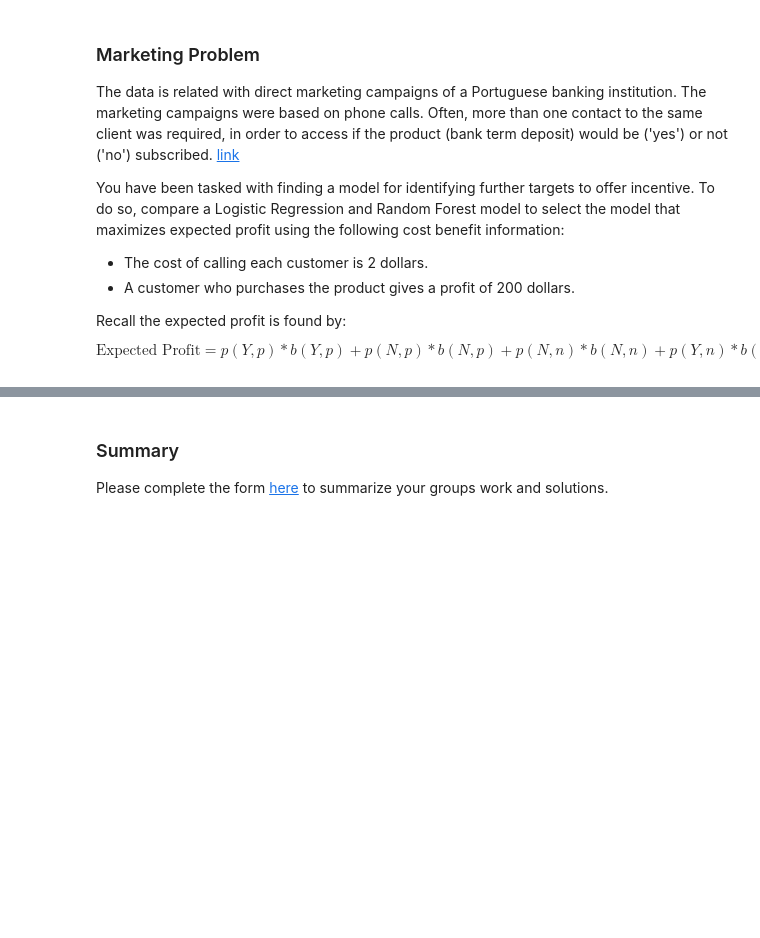
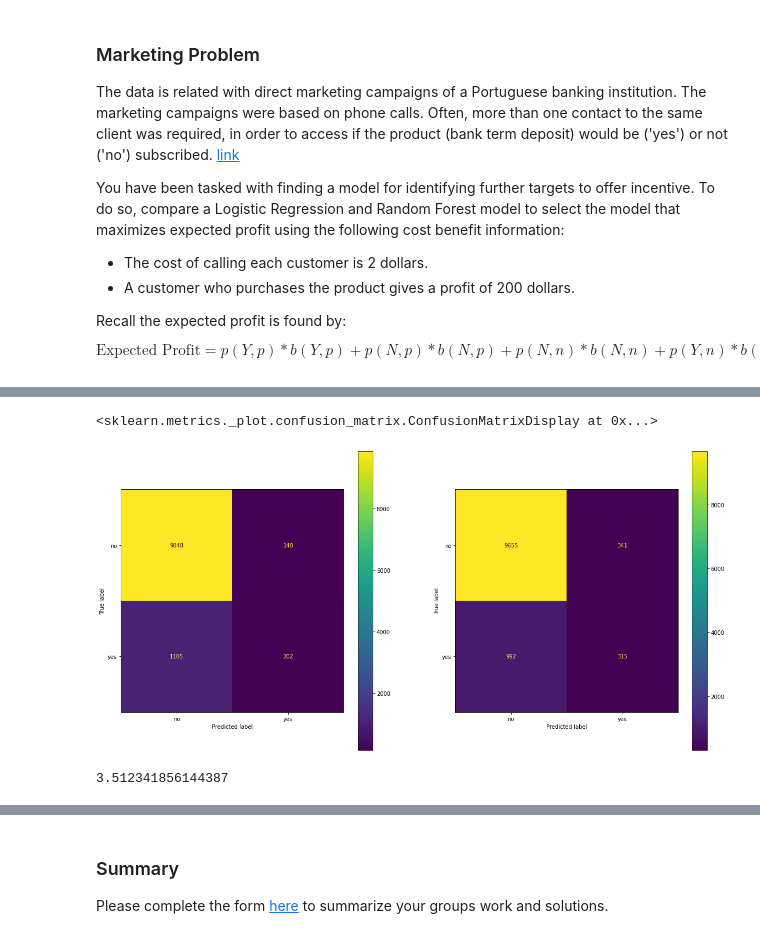
Before and after one commit to jfkoehler/nyu_bootcamp_fa24, a Jupyter notebook: forests.ipynb, the cells around one changed output, grey strips where cells are left out. Drawn from its saved outputs; the diff is of its cells as text; code cells hidden in the pictures; blank space fills up the shorter version.

```diff
--- a/forests.ipynb
+++ b/forests.ipynb
@@ -75,0 +127,5 @@ bank_marketing.head()
+# %%
+X = bank_marketing[['age', 'balance', 'duration']]
+y = bank_marketing['target']
+# %%
+X_train, X_test, y_train, y_test = train_test_split(X, y)
@@ -75,0 +134,10 @@ bank_marketing.head()
+# %%
+lgr = LogisticRegression().fit(X_train, y_train)
+forest = RandomForestClassifier().fit(X_train, y_train)
+# %%
+fig, ax = plt.subplots(1, 2, figsize = (20, 10))
+ConfusionMatrixDisplay.from_estimator(lgr, X_test, y_test, ax = ax[0])
+ConfusionMatrixDisplay.from_estimator(forest, X_test, y_test, ax = ax[1])
+# %% [output]
+<sklearn.metrics._plot.confusion_matrix.ConfusionMatrixDisplay at 0x...>
+[figure, added]
@@ -75,0 +148,4 @@ bank_marketing.head()
+# %%
+(lgr_cmat.confusion_matrix/lgr_cmat.confusion_matrix.sum()*cost_benefit).sum()
+# %% [output]
+3.512341856144387
```
Also changed, not shown: parts of 11 cells of this notebook, 22 other files.
